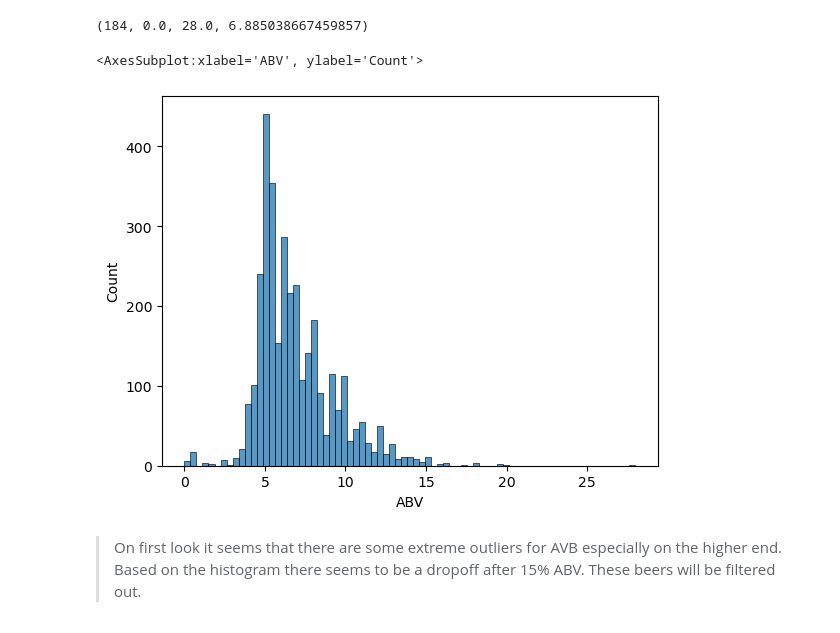
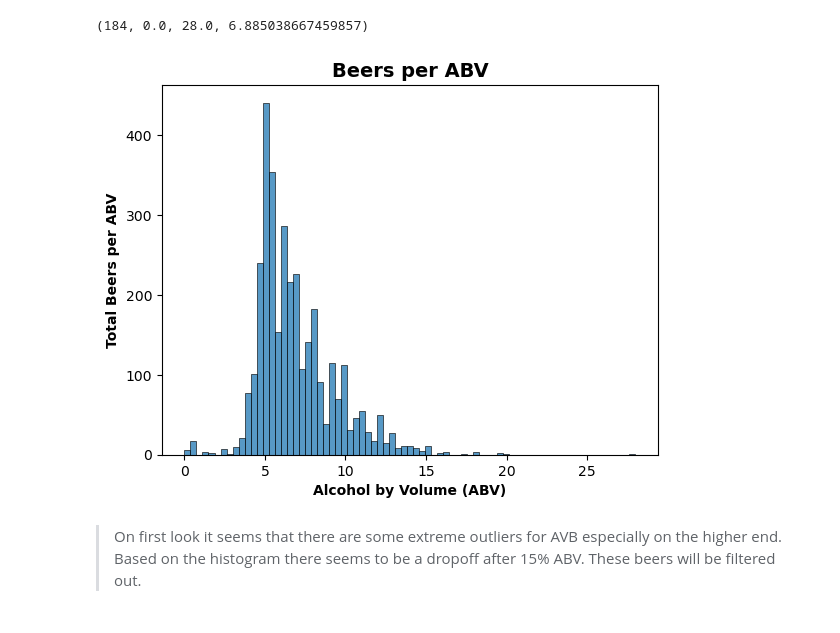
Before and after one commit to ashlidougherty/Beer-Recommender, a Jupyter notebook: DataPrep.ipynb, the cells around one changed output. Saved outputs shown, nothing was run; the diff lists cells and outputs as text; code cells hidden in the pictures.

Commit message:
spell check & visual edits

```diff
--- a/DataPrep.ipynb
+++ b/DataPrep.ipynb
@@ -418,9 +416,11 @@ df_tasting['ABV'].nunique(), df_tasting['ABV'].min(), df_tasting['ABV'].max(), d
 (184, 0.0, 28.0, 6.885038667459857)
 # %%
 sns.histplot(df_tasting['ABV'])
+plt.ylabel('Total Beers per ABV', weight='bold')
+plt.xlabel('Alcohol by Volume (ABV)', weight='bold')
+plt.title('Beers per ABV', weight='bold', size=14);
 # %% [output]
-<AxesSubplot:xlabel='ABV', ylabel='Count'>
-[figure, old version]
+[figure, new version]
 # %% [markdown]
 > On first look it seems that there are some extreme outliers for AVB especially on the higher end. Based on the histogram there seems to be a dropoff after 15% ABV. These beers will be filtered out.
 # %%
```
Also changed, not shown: parts of 24 cells of this notebook.
